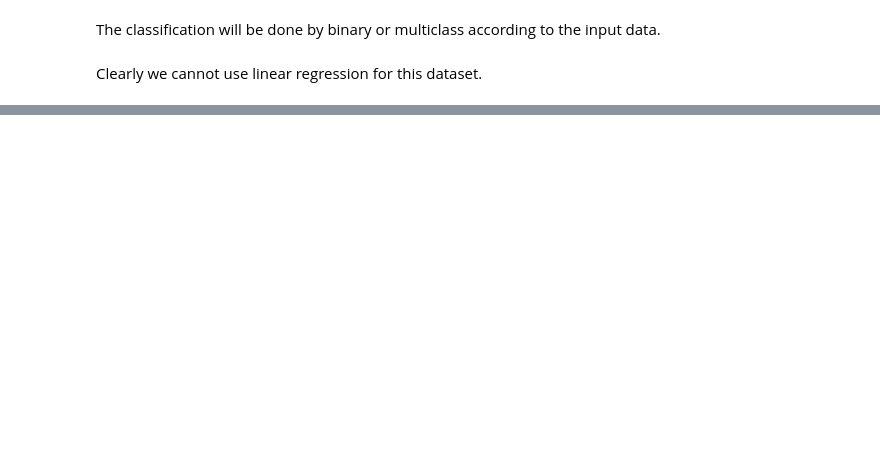
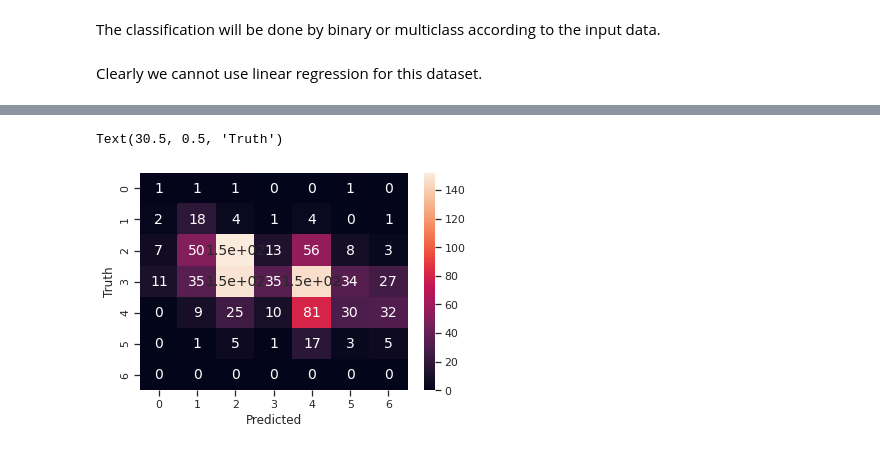
Before and after one commit to Farzini/ML-Project, a Jupyter notebook: wine-pred.ipynb, the cells around one changed output, grey strips where cells are left out. Saved outputs shown, nothing was run; the diff lists cells and outputs as text; code cells hidden in the pictures; blank space fills up the shorter version.

```diff
--- a/wine-pred.ipynb
+++ b/wine-pred.ipynb
@@ -251,0 +366,5 @@ cm = confusion_matrix(y_test, y_predicted)
+# %%
+nb_model = GaussianNB()
+nb_model.fit(X_train, y_train)
+y_pred = nb_model.predict(X_test)
+print(classification_report(y_test, y_pred, zero_division=0))
@@ -252,4 +385,8 @@ cm = confusion_matrix(y_test, y_predicted)
 # %%
+cm = confusion_matrix(y_test, y_pred)
 sns.heatmap(cm,annot=True)
 plt.xlabel('Predicted')
 plt.ylabel('Truth')
+# %% [output]
+Text(30.5, 0.5, 'Truth')
+[figure, added]
```
Also changed, not shown: parts of 54 cells of this notebook.
